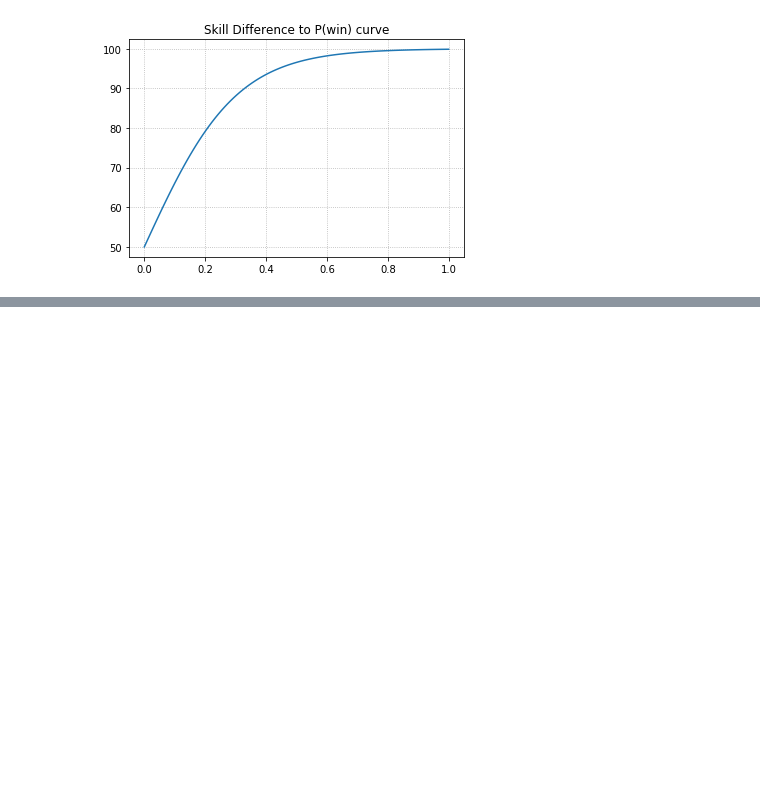
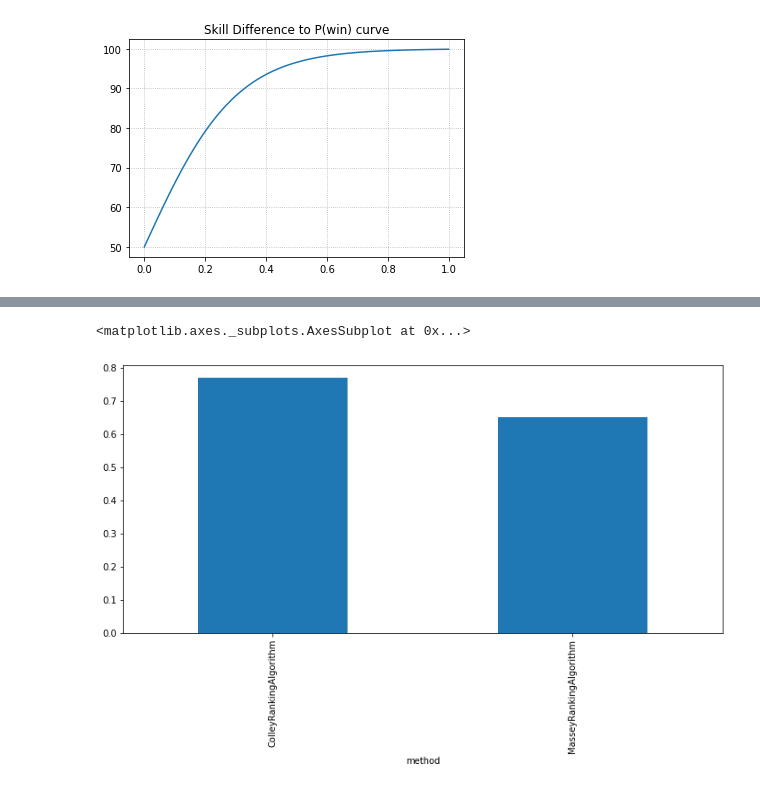
Before and after one commit to IGARDS/sensitivity_study, a Jupyter notebook: experiments/SyntheticDataSensitivityToModelParams.ipynb, the cells around one changed output, grey strips where cells are left out. Drawn from its saved outputs; the diff is of its cells as text; code cells hidden in the pictures; blank space fills up the shorter version.

```diff
--- a/experiments/SyntheticDataSensitivityToModelParams.ipynb
+++ b/experiments/SyntheticDataSensitivityToModelParams.ipynb
@@ -124,7 +127,7 @@ feature_df_list = []
 num_matrices = len(games.keys()) * len(config["fracs"]) * len(config["direct_thres"]) \
                * len(config["spread_thres"]) * len(config["weight_indirect"])
 with tqdm(total=num_matrices) as pbar:
-    for fp in tqdm(games.keys()):
+    for fp in games.keys():
         for frac in config["fracs"]:
             support_matricies[(fp, frac)] = []
             rankings_by_method[(fp, frac)] = {r.__class__.__name__: [] for r in config["rankingMethods"]}
@@ -137,7 +140,6 @@ with tqdm(total=num_matrices) as pbar:
                                                        direct_thres=d_thresh,
                                                        spread_thres=s_thresh,
                                                        weight_indirect=w_ind)
-                print("I am officially confused")
                 support_matricies[(fp, frac)].append(support_mat)
                 # get rankings for support for all ranking methods
                 for rankingMethod in config["rankingMethods"]:
@@ -145,7 +147,8 @@ with tqdm(total=num_matrices) as pbar:
                 pbar.update(1)
 
             for methodName, rankings in rankings_by_method[(fp, frac)].items():
-                df["fp"].append(fp[-8:-4])
+                #df["fp"].append(fp[-8:-4])
+                df["fp"].append(fp)
                 df["frac"].append(frac)
                 df["method"].append(methodName)
                 df["w"].append(kendall_w(rankings)[1])
@@ -173,4 +157,2 @@ KeyError: 'Passing list-likes to .loc or [] with any missing labels is no longer
-# %%
-df["fp"] = df["fp"].str[-8:-4] # Turn filename into year
 # %%
 df.groupby(["fp", "method"])["w"].mean().unstack().plot.bar(figsize=(12,5.5))
@@ -177,3 +162,8 @@ df.groupby(["fp", "method"])["w"].mean().unstack().plot.bar(figsize=(12,5.5))
+# %%
+df.groupby(["method"])["w"].mean().plot.bar(figsize=(12,5.5))
+# %% [output]
+<matplotlib.axes._subplots.AxesSubplot at 0x...>
+[figure, added]
 # %%
 for yr in df["fp"].unique():
     for method in df["method"].unique():
```
Also changed, not shown: parts of 10 cells of this notebook, 1 other file.
